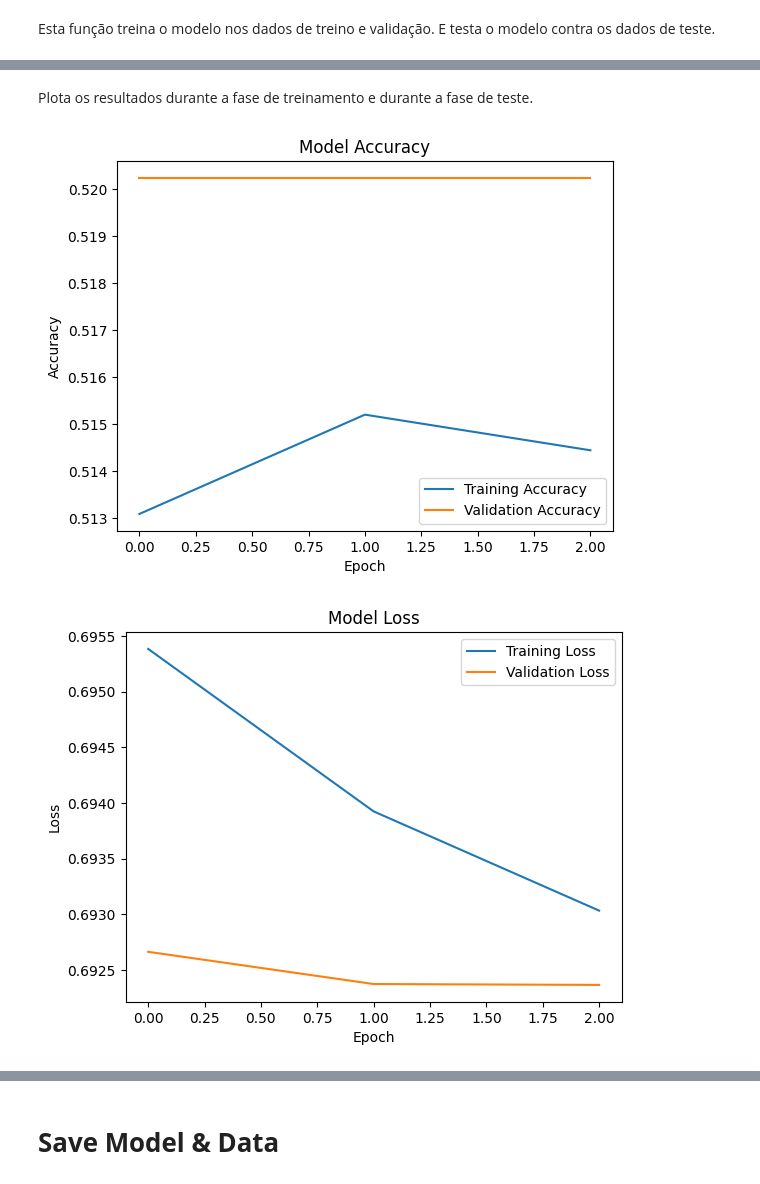
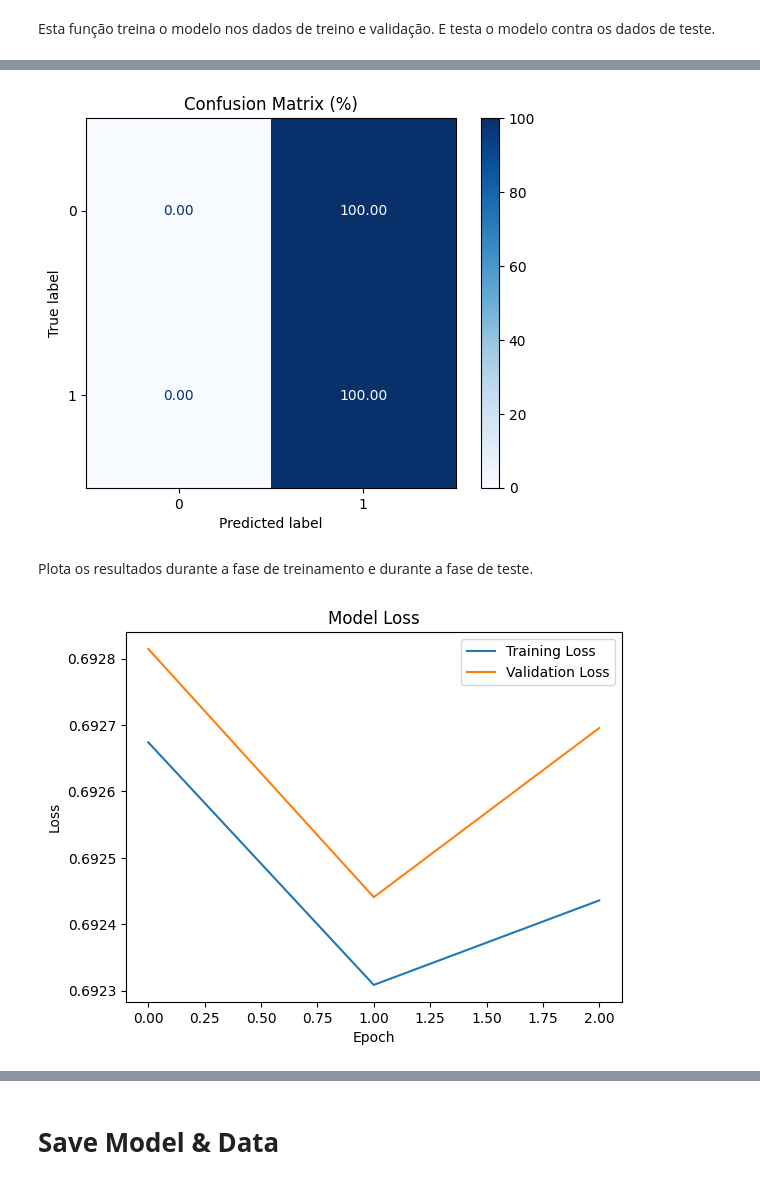
Before and after one commit to guilhermegranchopro/Prometheus, a Jupyter notebook: Simons/backend/Simons.ipynb, the cells around one changed output, grey strips where cells are left out. Cells and saved outputs as stored; diff of their text form; code cells hidden in the pictures.

```diff
--- a/Simons/backend/Simons.ipynb
+++ b/Simons/backend/Simons.ipynb
@@ -667,9 +667,6 @@ def model_training(
     patience=2,
     batch_size=32,
 ):
-    # Treinar o modelo
-    print("Treinando o modelo...")
-
     if early_stopping:
         early_stopping = EarlyStopping(
             monitor=call_back, patience=patience, restore_best_weights=True
@@ -691,10 +688,4 @@ def model_training(
             validation_data=(X_val, y_val),
         )
 
-    print()
-
-    # Avaliar o modelo nos dados de teste
-    print("Avaliação no conjunto de teste:")
-    test_loss, test_accuracy = model.evaluate(X_test, y_test)
-
-    return model, history, test_loss, test_accuracy
+    return model, history
@@ -701,2 +698,27 @@ def model_training(
+# %%
+def create_confusion_matrix(model, X_test, y_test):
+    y_pred = model.predict(X_test)
+
+    # Função auxiliar para converter saídas para rótulos
+    def convert_to_labels(y):
+        if y.ndim > 1 and y.shape[1] > 1:
+            return np.argmax(y, axis=1)
+        elif np.issubdtype(y.dtype, np.floating):
+            return (y > 0.5).astype("int32").flatten()
+        else:
+            return y.flatten() if y.ndim > 1 else y
+
+    y_pred_labels = convert_to_labels(y_pred)
+    y_test_labels = convert_to_labels(y_test)
+
+    cm = sk_confusion_matrix(y_test_labels, y_pred_labels)
+    cm_percentage = cm.astype(float) / cm.sum(axis=1, keepdims=True) * 100
+
+    disp = ConfusionMatrixDisplay(confusion_matrix=cm_percentage)
+    disp.plot(cmap=plt.cm.Blues, values_format=".2f")
+    plt.title("Confusion Matrix (%)")
+
+    fig = disp.figure_
+    return cm, cm_percentage, fig
 # %% [markdown]
 função que permite dar plot dos resultados da historia de treinamento e dar plot aos resultado do modelo no dataset de teste.
@@ -891,7 +917,7 @@ Model: "sequential_1"
 # %% [markdown]
 Esta função treina o modelo nos dados de treino e validação. E testa o modelo contra os dados de teste.
 # %%
-model, history, test_loss, test_accuracy = model_training(
+model, history = model_training(
     model,
     X_train,
     X_val,
@@ -918,0 +946,4 @@ Avaliação no conjunto de teste:
+# %%
+# Cria a matriz de confusão e obtém a figura
+cm, cm_percentage, fig_confusion_matrix = create_confusion_matrix(model, X_test, y_test)
+# %% [output]
@@ -919,7 +951,7 @@ Avaliação no conjunto de teste:
+[figure, added]
 # %% [markdown]
 Plota os resultados durante a fase de treinamento e durante a fase de teste.
-# %%
-graphics_analysis(history)
-# %% [output]
-[figure, removed]
-[figure, removed]
+# %%
+fig_loss = plot_loss(history)
+# %% [output]
+[figure, added]
```
Also changed, not shown: parts of 17 cells of this notebook.
